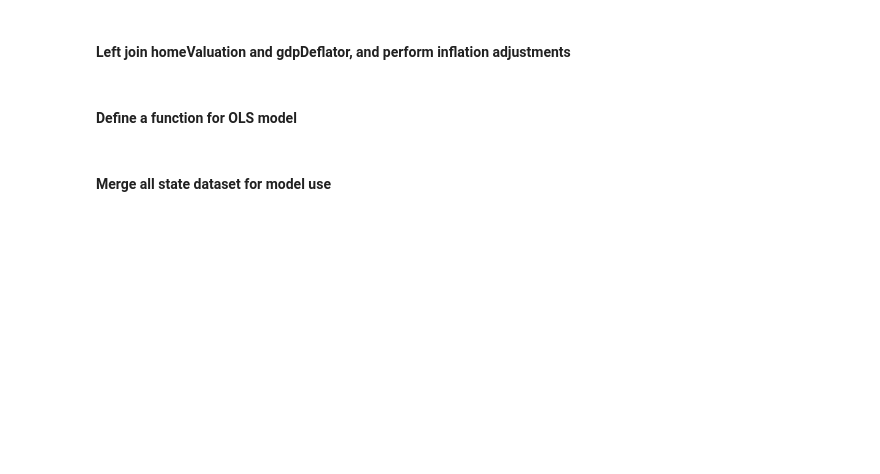
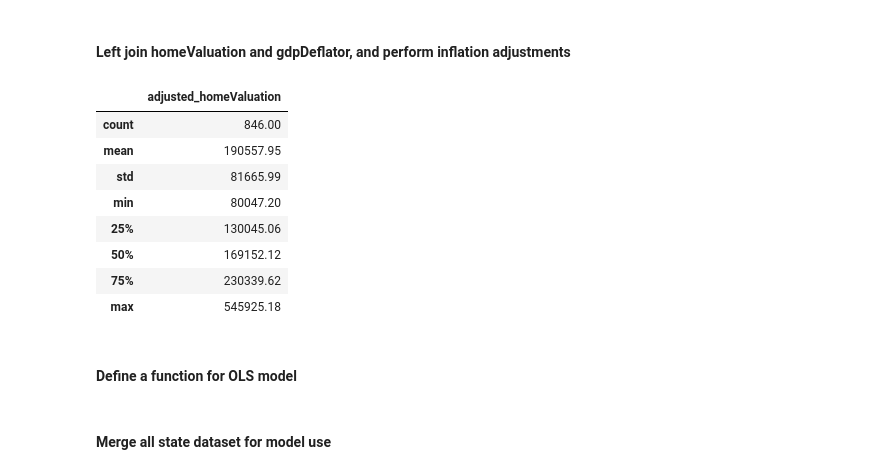
Before and after one commit to Max-Jacobsen/EducationSpending_HomeValuations_analysis, a Jupyter notebook: project_group4.ipynb, the cells around one changed output. Cells and saved outputs as stored; diff of their text form; code cells hidden in the pictures; blank space fills up the shorter version.

```diff
--- a/project_group4.ipynb
+++ b/project_group4.ipynb
@@ -114,16 +127,29 @@ educationSpending_final = education_gdpDeflator.drop(collumn_Drop, axis=1)
 # %%
 # Left Join
 homeValuation_gdpDeflator = pd.merge(homeValuation, gdpDeflator, on='year', how='left')
 
 # Make new column for adjusted values
 homeValuation_gdpDeflator['adjusted_homeValuation'] = 0
 
 # Inflation value adjustment calculations
 homeValuation_gdpDeflator['adjusted_homeValuation'] = (homeValuation_gdpDeflator['HomeValue'] / homeValuation_gdpDeflator['ipd']) * BaseYear
 
 # Format final dataset
 collumn_Drop = ['ipd', 'HomeValue']
 homeValuation_final = homeValuation_gdpDeflator.drop(collumn_Drop, axis=1)
+
+# Summary stats
+homeValuation_final.describe()
+# %% [output]
+|  | adjusted_homeValuation |
+| count | 846.00 |
+| mean | 190557.95 |
+| std | 81665.99 |
+| min | 80047.20 |
+| 25% | 130045.06 |
+| 50% | 169152.12 |
+| 75% | 230339.62 |
+| max | 545925.18 |
 # %% [markdown]
 #### Define a function for OLS model
 # %%
```
Also changed, not shown: parts of 2 cells of this notebook.
